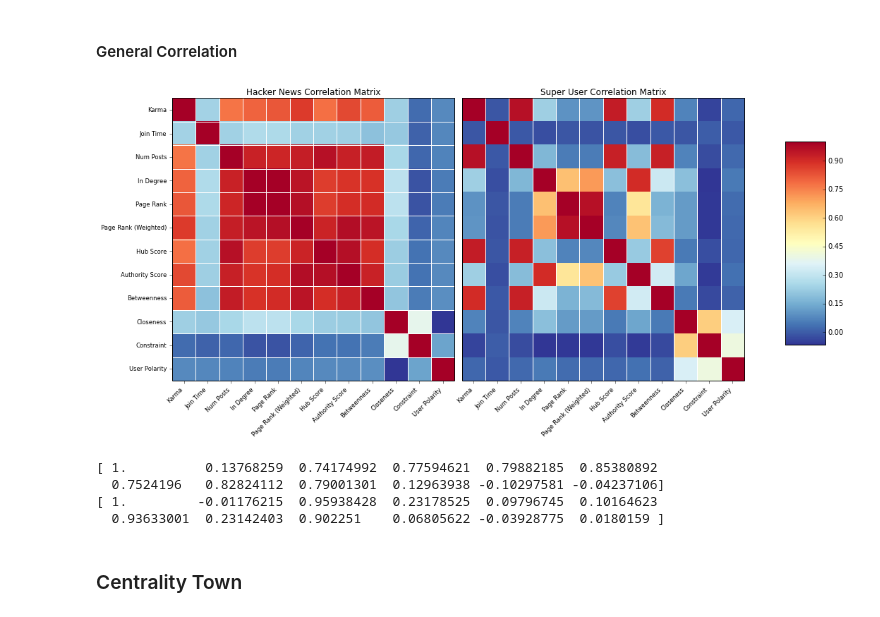
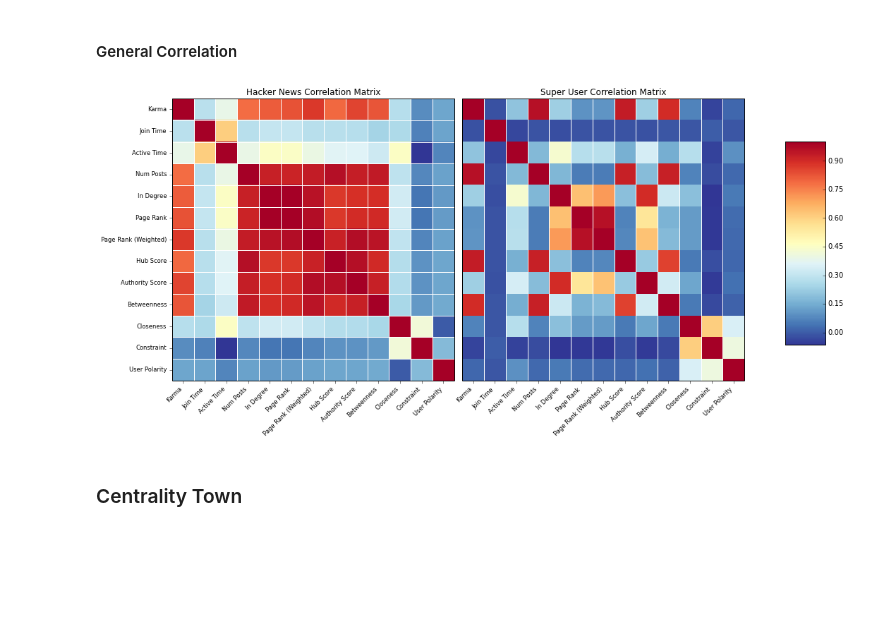
Before and after one commit to turtlesoupy/karma-prediction-cs224w, a Jupyter notebook: ipython/Karma.ipynb, the cells around one changed output. Cells and saved outputs as stored; diff of their text form; code cells hidden in the pictures; blank space fills up the shorter version.

```diff
--- a/ipython/Karma.ipynb
+++ b/ipython/Karma.ipynb
@@ -215,6 +215,10 @@ hn_karmas = [x[1].get('karma', 0) for x in hn_interaction_graph.nodes(data=True)
 hn_num_posts = [hn_interaction_graph.out_degree(x, weight='weight') for x in hn_interaction_graph.nodes()]
 hn_seconds_since_join = [(dt.datetime.now() - x[1].get('join_date', dt.datetime.now())).total_seconds()
                          for x in hn_interaction_graph.nodes(data=True)]
+hn_active_time_seconds_dict = hn_karma.user_active_time(HN_DB_FILE, cache_dir=CACHE_DIR)
+hn_active_time_seconds = [hn_active_time_seconds_dict.get(e, 0.0) for e in hn_interaction_graph.nodes()]
+del hn_active_time_seconds_dict
+
 hn_in_degrees = [hn_interaction_graph.in_degree(x) for x in hn_interaction_graph.nodes()]
 assert(len(hn_karmas) == len(hn_num_posts))
 assert(len(hn_karmas) == len(hn_seconds_since_join))
@@ -227,6 +231,7 @@ del hn_weighted_pagerank_dict
 hn_hubs_dict, hn_authorities_dict = graph_tools.hits(hn_interaction_graph, cache_dir=CACHE_DIR, cache_key="hn_hits")
 hn_hubs = [hn_hubs_dict[x] for x in hn_interaction_graph.nodes()]
 hn_authorities = [hn_authorities_dict[x] for x in hn_interaction_graph.nodes()]
+
 del hn_hubs_dict
 del hn_authorities_dict
 
@@ -238,6 +243,9 @@ su_reputations = [x[1]["reputation"] for x in su_interaction_graph.nodes(data=Tr
 su_num_posts = [su_interaction_graph.out_degree(x, weight='weight') for x in su_interaction_graph.nodes()]
 su_seconds_since_join = [(dt.datetime.now() - x[1].get('creation_time', dt.datetime.now())).total_seconds()
                          for x in su_interaction_graph.nodes(data=True)]
+su_active_time_seconds_dict = su_reputation.user_active_time(SU_DB_FILE, cache_dir=CACHE_DIR)
+su_active_time_seconds = [su_active_time_seconds_dict[e] for e in su_interaction_graph.nodes()]
+del su_active_time_seconds_dict
 su_in_degrees = [su_interaction_graph.in_degree(x) for x in su_interaction_graph.nodes()]
 
 assert(len(su_reputations) == len(su_seconds_since_join))
@@ -454,7 +464,8 @@ ax.scatter(su_constraint, su_reputations, alpha=0.1, color='r')
 # %%
 fig = plt.figure(figsize=(16, 16))
 
-hn_corr = np.corrcoef(np.vstack((hn_karmas, hn_seconds_since_join, hn_num_posts, hn_in_degrees,
+hn_corr = np.corrcoef(np.vstack((hn_karmas, hn_seconds_since_join, hn_active_time_seconds,
+                                 hn_num_posts, hn_in_degrees,
                                  hn_pageranks, hn_weighted_pageranks, hn_hubs,
                                  hn_authorities,
                                  hn_betweenness, hn_closeness,
@@ -464,45 +475,38 @@ hn_corr = np.corrcoef(np.vstack((hn_karmas, hn_seconds_since_join, hn_num_posts,
 #
 
 ax = fig.add_subplot(121)
 _ = sm.graphics.plot_corr(hn_corr, ax=ax, title="Hacker News Correlation Matrix",
-                      xnames=["Karma",  "Join Time", "Num Posts", "In Degree", "Page Rank", "Page Rank (Weighted)",
+                      xnames=["Karma",  "Join Time", "Active Time", "Num Posts", "In Degree", "Page Rank", "Page Rank (Weighted)",
                               "Hub Score", "Authority Score", "Betweenness",
                               "Closeness", "Constraint", "User Polarity" ])
 
 nvars = hn_corr.shape[0]
 cmap='RdYlBu_r'
 axim = ax.imshow(hn_corr, cmap=cmap, interpolation='nearest', extent=(0,nvars,0,nvars))
 
 ax = fig.add_subplot(122)
-su_corr = np.corrcoef(np.vstack((su_reputations, su_seconds_since_join, su_num_posts, su_in_degrees,
+su_corr = np.corrcoef(np.vstack((su_reputations, su_seconds_since_join, su_active_time_seconds,
+                                 su_num_posts, su_in_degrees,
                                  su_pageranks, su_weighted_pageranks, su_hubs,
                                  su_authorities,
                                  su_betweenness, su_closeness,
                                  su_constraint, su_abs_user_polarity
                                  )))
 _ = sm.graphics.plot_corr(su_corr, ax=ax, title="Super User Correlation Matrix",
-                      xnames=["Karma", "Join Time", "Num Posts", "In Degree",  "Page Rank", "Page Rank (Weighted)",
+                      xnames=["Karma", "Join Time", "Active Time", "Num Posts", "In Degree",  "Page Rank", "Page Rank (Weighted)",
                               "Hub Score", "Authority Score", "Betweenness",
                               "Closeness", "Constraint", "User Polarity"],
                       ynames=[])
 
 axim = ax.imshow(su_corr, cmap=cmap, interpolation='nearest', extent=(0,nvars,0,nvars))
 
 
 fig.subplots_adjust(right=0.8, top=0.5)
 cbar_ax = fig.add_axes([0.85, 0.125, 0.05, 0.25])
 fig.colorbar(axim, cax=cbar_ax);
 fig.savefig(os.path.join(FIGURES_DIR, "correlation.pdf"))
 # %% [output]
-[figure, old version]
+[figure, new version]
-# %%
-print hn_corr[0,:]
-print su_corr[0, :]
-# %% [output]
-[ 1.          0.13768259  0.74174992  0.77594621  0.79882185  0.85380892
-  0.7524196   0.82824112  0.79001301  0.12963938 -0.10297581 -0.04237106]
-[ 1.         -0.01176215  0.95938428  0.23178525  0.09796745  0.10164623
-  0.93633001  0.23142403  0.902251    0.06805622 -0.03928775  0.0180159 ]
 # %% [markdown]
 ### Centrality Town
 # %%
```
Also changed, not shown: parts of 2 cells of this notebook, 5 other files.
